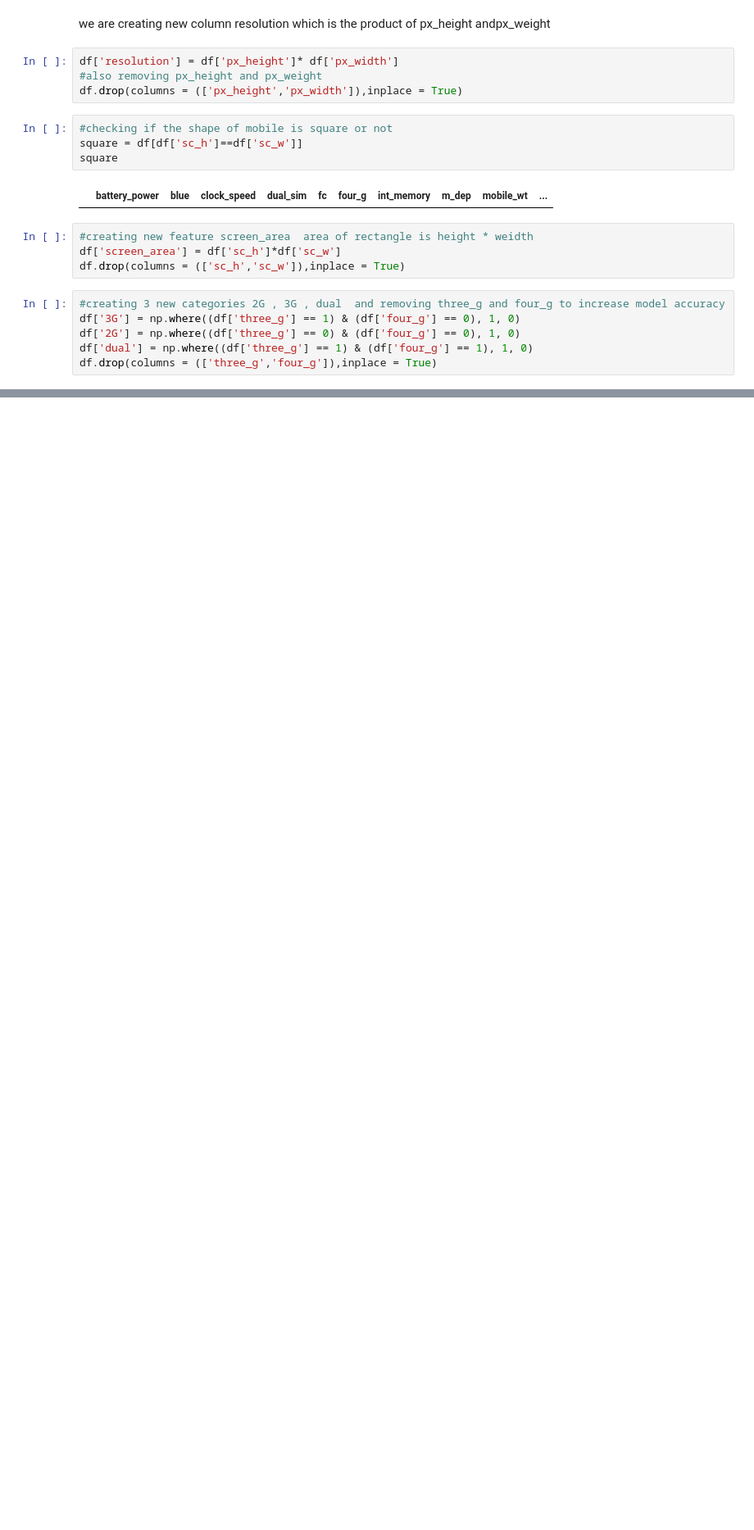
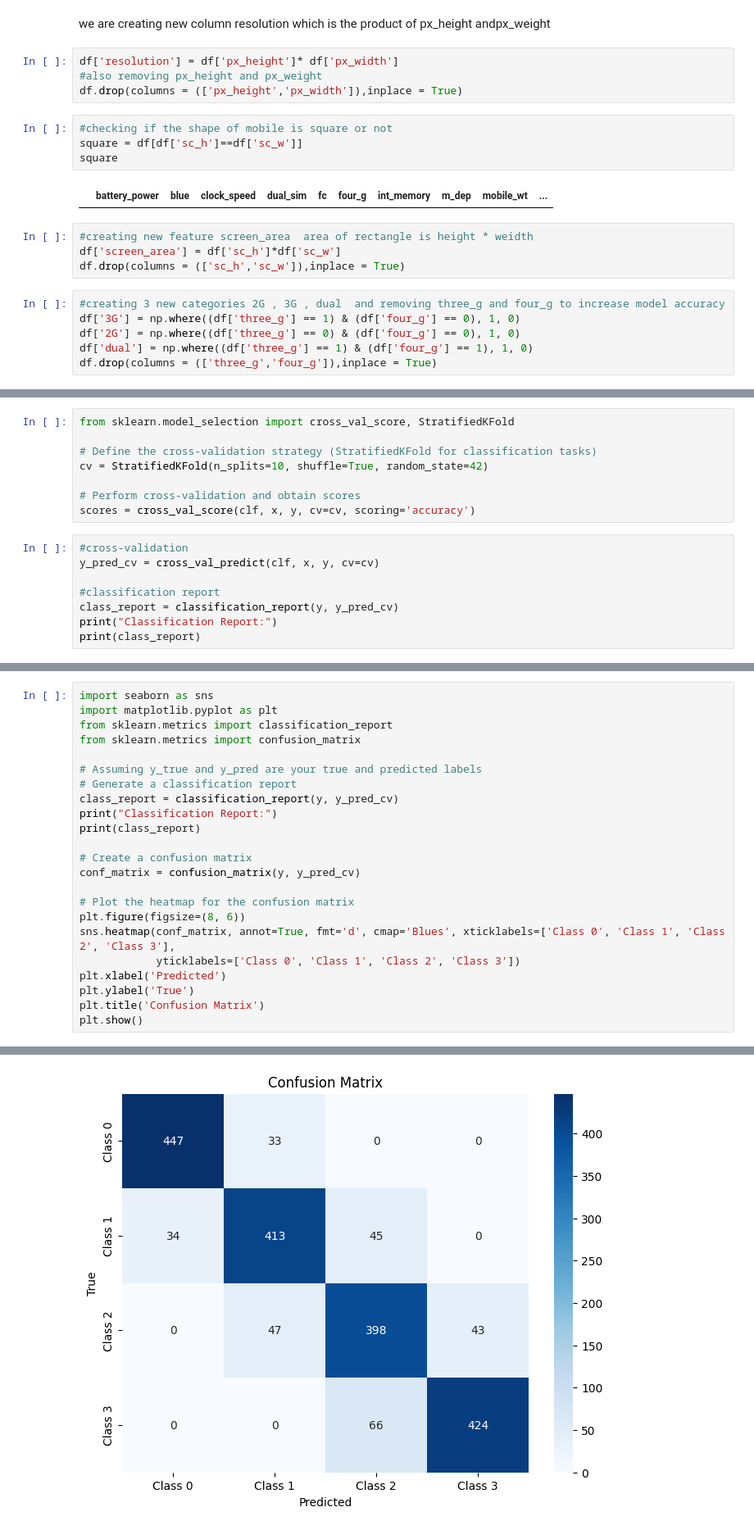
Before and after one commit to surajjorwar/Mobile-price-range-prediction-, a Jupyter notebook: Mobile_price_prediction_.ipynb, the cells around one changed output, grey strips where cells are left out. Shown at 82% size. Cells and saved outputs as stored; diff of their text form; blank space fills up the shorter version.

```diff
--- a/Mobile_price_prediction_.ipynb
+++ b/Mobile_price_prediction_.ipynb
@@ -337,0 +329,16 @@ plt.show()
+# %%
+from sklearn.model_selection import cross_val_score, StratifiedKFold
+
+# Define the cross-validation strategy (StratifiedKFold for classification tasks)
+cv = StratifiedKFold(n_splits=10, shuffle=True, random_state=42)
+
+# Perform cross-validation and obtain scores
+scores = cross_val_score(clf, x, y, cv=cv, scoring='accuracy')
+# %%
+#cross-validation
+y_pred_cv = cross_val_predict(clf, x, y, cv=cv)
+
+#classification report
+class_report = classification_report(y, y_pred_cv)
+print("Classification Report:")
+print(class_report)
@@ -337,0 +357,24 @@ plt.show()
+# %%
+import seaborn as sns
+import matplotlib.pyplot as plt
+from sklearn.metrics import classification_report
+from sklearn.metrics import confusion_matrix
+
+# Assuming y_true and y_pred are your true and predicted labels
+# Generate a classification report
+class_report = classification_report(y, y_pred_cv)
+print("Classification Report:")
+print(class_report)
+
+# Create a confusion matrix
+conf_matrix = confusion_matrix(y, y_pred_cv)
+
+# Plot the heatmap for the confusion matrix
+plt.figure(figsize=(8, 6))
+sns.heatmap(conf_matrix, annot=True, fmt='d', cmap='Blues', xticklabels=['Class 0', 'Class 1', 'Class 2', 'Class 3'],
+            yticklabels=['Class 0', 'Class 1', 'Class 2', 'Class 3'])
+plt.xlabel('Predicted')
+plt.ylabel('True')
+plt.title('Confusion Matrix')
+plt.show()
+# %% [output]
@@ -337,0 +392 @@ plt.show()
+[figure, added]
```
Also changed, not shown: parts of 6 cells of this notebook.
